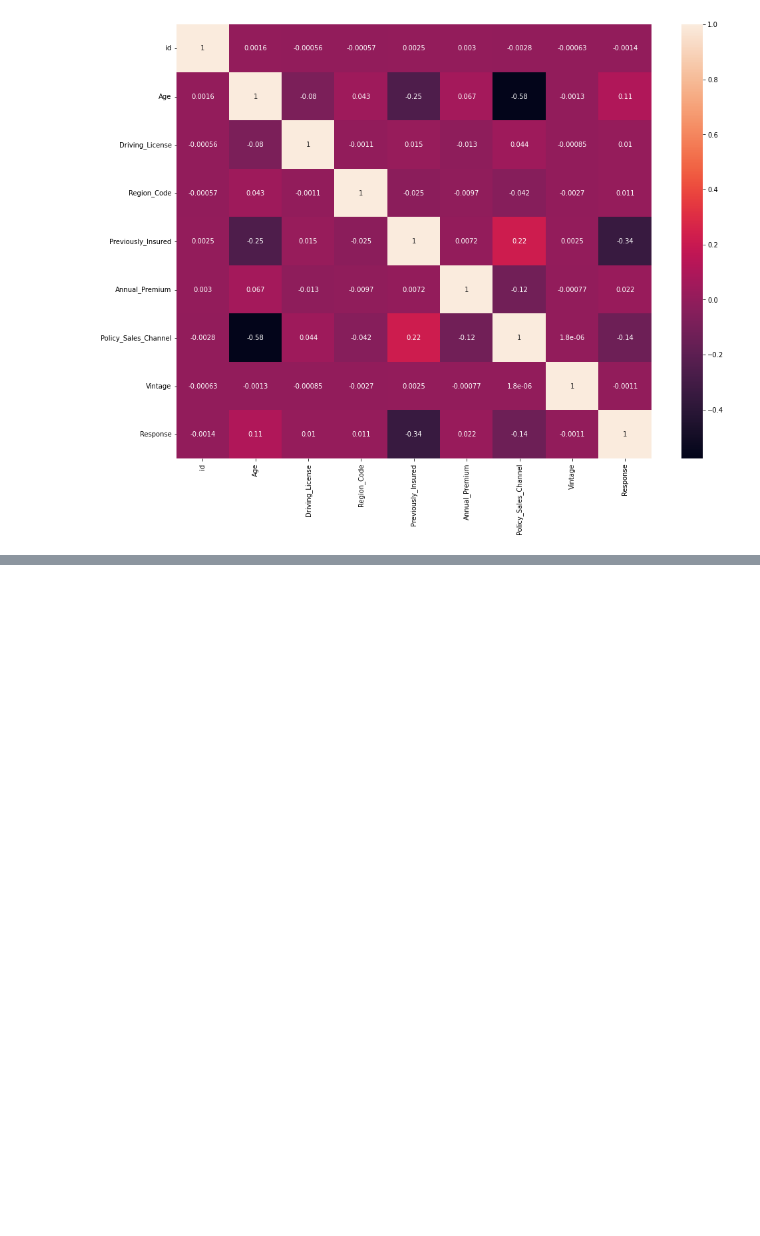
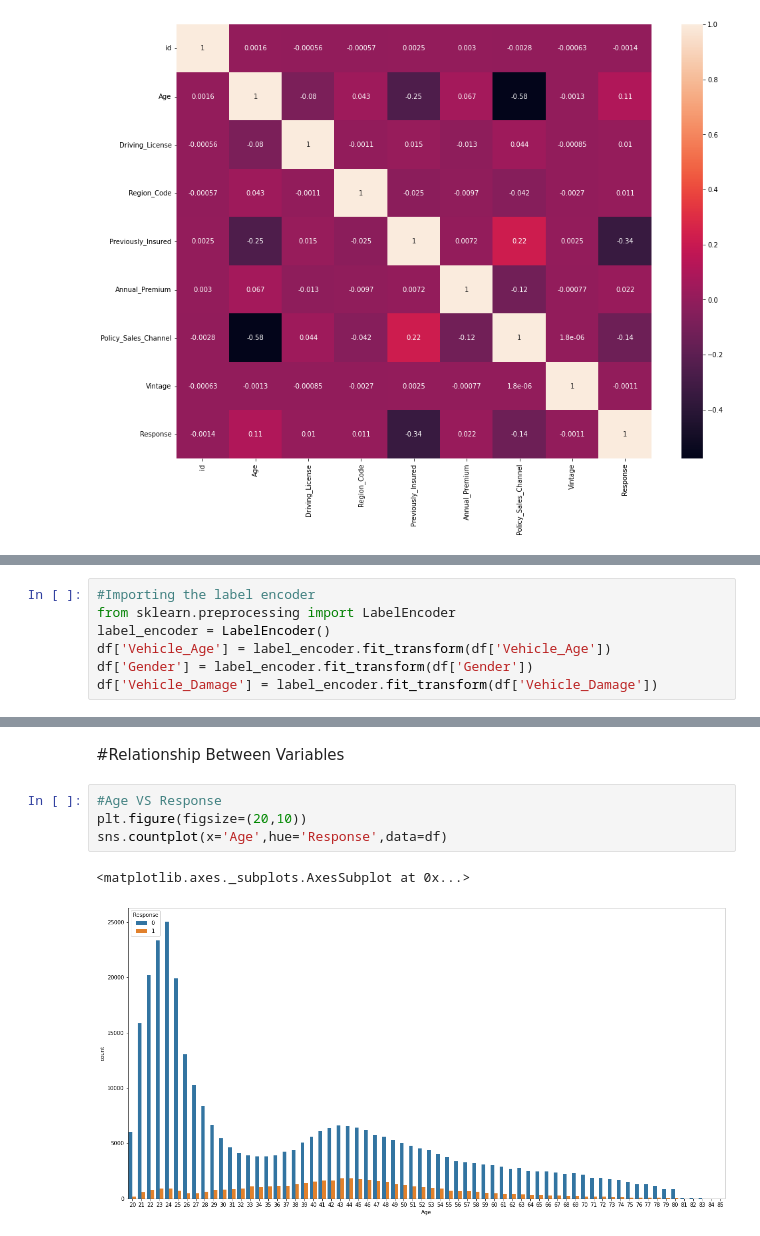
Before and after one commit to sapanapawar/Health-Insurance-Cross-Sell-Prediction, a Jupyter notebook: HEALTH_INSURANCE_CROSS_SELL_PREDICTION.ipynb, the cells around one changed output, grey strips where cells are left out. Cells and saved outputs as stored; diff of their text form; blank space fills up the shorter version.

Commit message:
Feature Engineering and Relationship between Variables

```diff
--- a/HEALTH_INSURANCE_CROSS_SELL_PREDICTION.ipynb
+++ b/HEALTH_INSURANCE_CROSS_SELL_PREDICTION.ipynb
@@ -429,0 +432,7 @@ sns.heatmap(df.corr(), annot=True)
+# %%
+#Importing the label encoder
+from sklearn.preprocessing import LabelEncoder
+label_encoder = LabelEncoder()
+df['Vehicle_Age'] = label_encoder.fit_transform(df['Vehicle_Age'])
+df['Gender'] = label_encoder.fit_transform(df['Gender'])
+df['Vehicle_Damage'] = label_encoder.fit_transform(df['Vehicle_Damage'])
@@ -429,0 +455,9 @@ sns.heatmap(df.corr(), annot=True)
+# %% [markdown]
+#Relationship Between Variables
+# %%
+#Age VS Response
+plt.figure(figsize=(20,10))
+sns.countplot(x='Age',hue='Response',data=df)
+# %% [output]
+<matplotlib.axes._subplots.AxesSubplot at 0x...>
+[figure, added]
```
Also changed, not shown: parts of 38 cells of this notebook.
